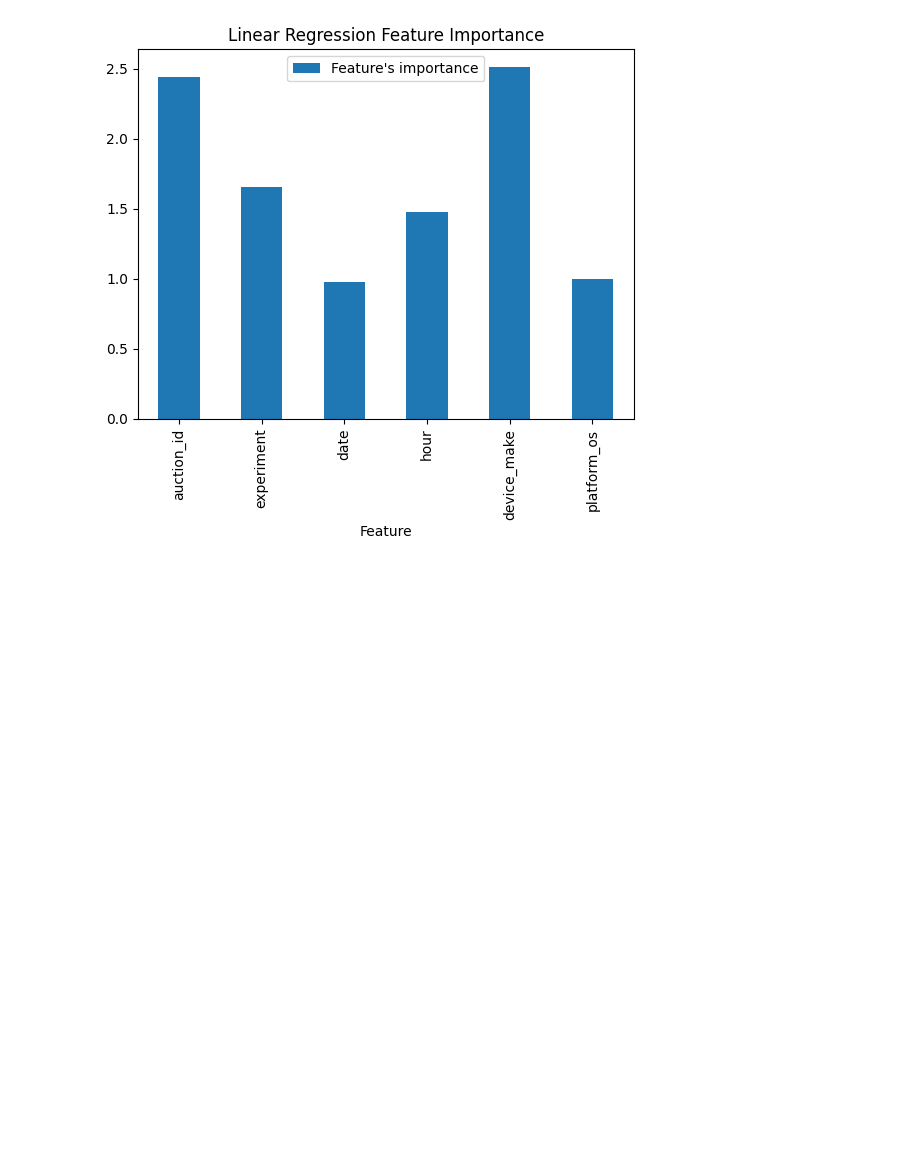
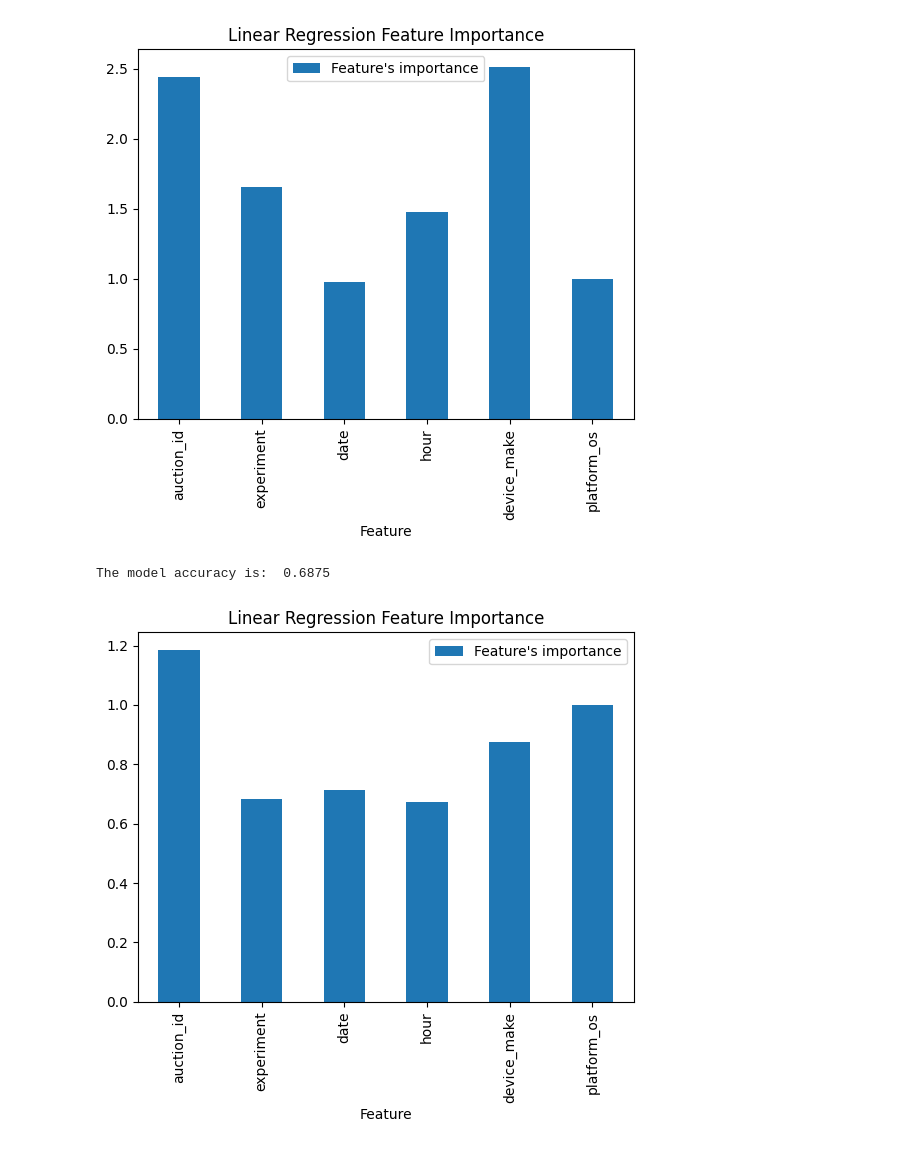
Before and after one commit to nahomHmichael/abtest-mlops, a Jupyter notebook: notebooks/AB_ML_Test.ipynb, the cells around one changed output. Cells and saved outputs as stored; diff of their text form; code cells hidden in the pictures; blank space fills up the shorter version.

Commit message:
Update: feature importance of facebook data

```diff
--- a/notebooks/AB_ML_Test.ipynb
+++ b/notebooks/AB_ML_Test.ipynb
@@ -234,3 +234,8 @@ mlm.evaluate_model(model2, chrome_webview_data, chrome_mobile_set[2], chrome_mob
 # %% [output]
 The model accuracy is:  0.5652173913043478
 [figure]
+# %%
+mlm.evaluate_model(model3, facebook_data, facebook_set[2], facebook_set[3], "Linear Regression", globals())
+# %% [output]
+The model accuracy is:  0.6875
+[figure, added]
```
Also changed, not shown: 12 other files.
